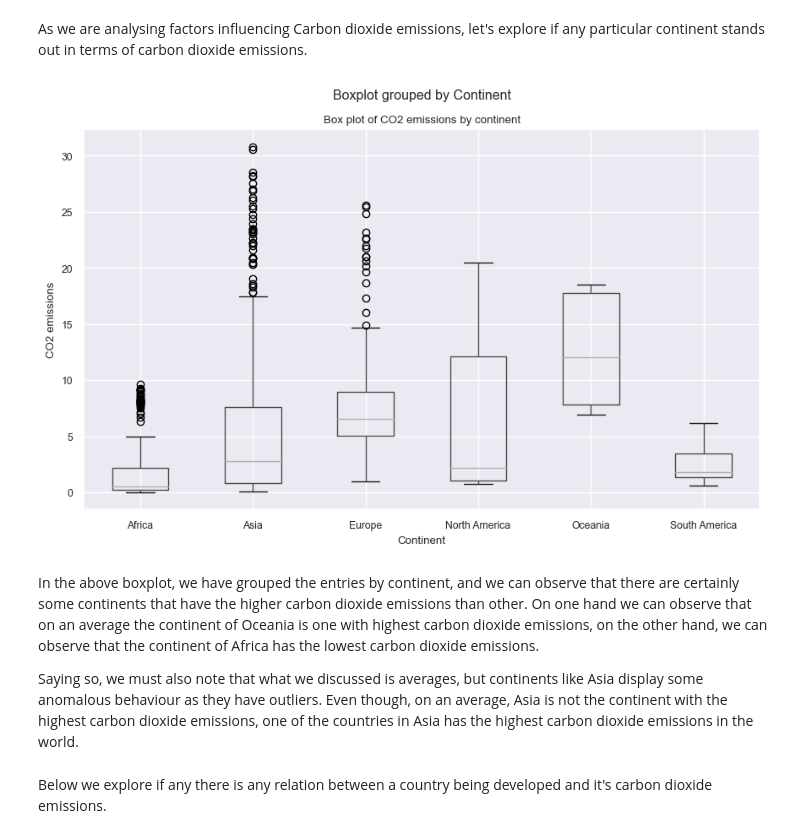
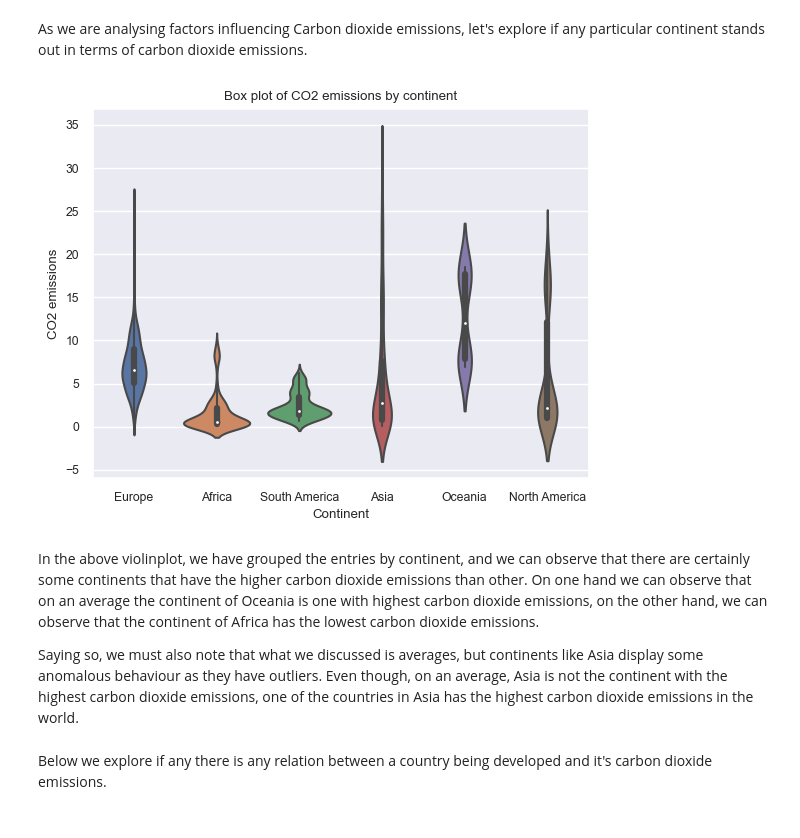
Before and after one commit to ubco-W2022T2-data301/project-group-group28, a Jupyter notebook: analysis/analysis1.ipynb, the cells around one changed output. Cells and saved outputs as stored; diff of their text form; code cells hidden in the pictures.

```diff
--- a/analysis/analysis1.ipynb
+++ b/analysis/analysis1.ipynb
@@ -302,15 +294,15 @@ In the above histogram we can see that the spread is positively skewed. This spr
 As we are analysing factors influencing Carbon dioxide emissions, let's explore if any particular continent stands out in terms of carbon dioxide emissions.
 # %%
 co2_by_continent = df.loc[:, ['Continent', 'CO2 emissions']]
-co2_by_continent.boxplot(by='Continent', figsize=(10, 6)) #groupby continent
+sns.violinplot(x='Continent', y='CO2 emissions', data=co2_by_continent)
 plt.title('Box plot of CO2 emissions by continent')
 plt.xlabel('Continent')
 plt.ylabel('CO2 emissions')
 plt.show()
 # %% [output]
-[figure, old version]
+[figure, new version]
 # %% [markdown]
-In the above boxplot, we have grouped the entries by continent, and we can observe that there are certainly some continents that have the higher carbon dioxide emissions than other. On one hand we can observe that on an average the continent of Oceania is one with highest carbon dioxide emissions, on the other hand, we can observe that the continent of Africa has the lowest carbon dioxide emissions.
+In the above violinplot, we have grouped the entries by continent, and we can observe that there are certainly some continents that have the higher carbon dioxide emissions than other. On one hand we can observe that on an average the continent of Oceania is one with highest carbon dioxide emissions, on the other hand, we can observe that the continent of Africa has the lowest carbon dioxide emissions.
 
 Saying so, we must also note that what we discussed is averages, but continents like Asia display some anomalous behaviour as they have outliers. Even though, on an average, Asia is not the continent with the highest carbon dioxide emissions, one of the countries in Asia has the highest carbon dioxide emissions in the world.
 # %% [markdown]
```
Also changed, not shown: parts of 4 cells of this notebook.
